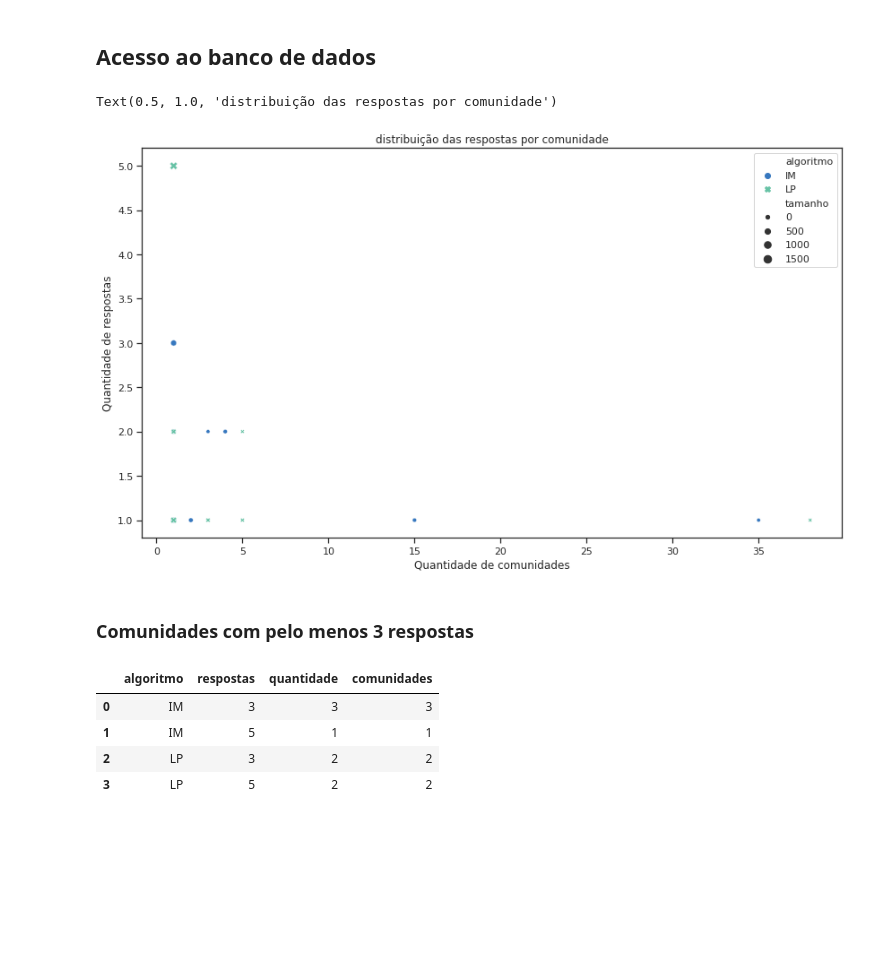
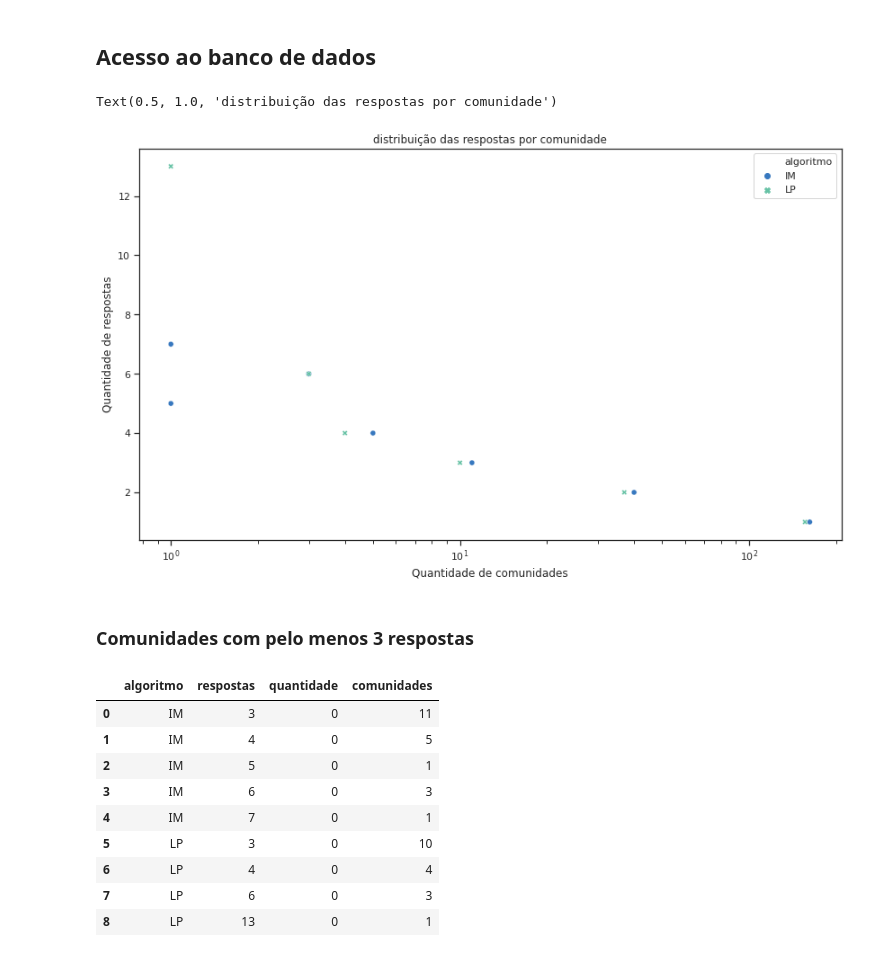
Before and after one commit to oiwilliam/notebooks-pesquisa-strava, a Jupyter notebook: Respostas_Questionario_Strava.ipynb, the cells around one changed output. Drawn from its saved outputs; the diff is of its cells as text; code cells hidden in the pictures; blank space fills up the shorter version.

```diff
--- a/Respostas_Questionario_Strava.ipynb
+++ b/Respostas_Questionario_Strava.ipynb
@@ -131,53 +149,60 @@ df = pd.read_sql(query, conn)
 # %%
-# @title Gera o gráfico {display-mode: "form"}
+# @title Gráfico 1 {display-mode: "form"}
+
+df = pd.read_sql(query, conn)
 
 setSeabornStyle('Dark')
 plt.figure(figsize=(14,8))
 plt.subplots_adjust(hspace=0.4)
 plt.subplots_adjust(wspace=0.4)
 
 #plt.subplot(1,1,1)
 
 
+#arredonda por centenas
+df['size'] = 0
 df['answers'] = 0
-df['size'] = (df['size']/100).astype(int)
-df['size'] = (df['size'] * 100).astype(int)
 df = df.groupby(['community','size', 'algorithm'], as_index = False).count()
-#arredonda por centenas
-#t['size'] = t['size']/100
+
 df = df.groupby(['answers','size', 'algorithm'], as_index = False).count()
 df.rename(inplace=True, columns={"size": "tamanho"})
 df.rename(inplace=True, columns={"answers": "respostas"})
 df.rename(inplace=True, columns={"community": "comunidades"})
 df.rename(inplace=True, columns={"algorithm": "algoritmo"})
 
 
-g = sns.scatterplot(x="comunidades", y="respostas", hue="algoritmo", style="algoritmo", size='tamanho', data=df, linewidth=line_size)
+g = sns.scatterplot(x="comunidades", y="respostas", hue="algoritmo", style="algoritmo", data=df, linewidth=line_size)
 #g.set(yscale='log')
-#g.set(xscale='log')
+g.set(xscale='log')
 g.set_ylabel('Quantidade de respostas')
 g.set_xlabel('Quantidade de comunidades')
 
 
 plt.title('distribuição das respostas por comunidade')
+#plt.xlim(left=1)
 
 #t = None
 # %% [output]
 Text(0.5, 1.0, 'distribuição das respostas por comunidade')
-[figure, old version]
+[figure, new version]
 # %% [markdown]
 ### Comunidades com pelo menos 3 respostas
 # %%
 # @title Quantas {display-mode: "form"}
 
 
-df[df['respostas'] > 2].groupby(['algoritmo', 'respostas'], as_index = False).count().rename(inplace=False, columns={"tamanho": "quantidade"})
+df[df['respostas'] > 2].groupby(['algoritmo', 'respostas'], as_index = False).sum().rename(inplace=False, columns={"tamanho": "quantidade"})
 # %% [output]
 |  | algoritmo | respostas | quantidade | comunidades |
-| 0 | IM | 3 | 3 | 3 |
-| 1 | IM | 5 | 1 | 1 |
-| 2 | LP | 3 | 2 | 2 |
-| 3 | LP | 5 | 2 | 2 |
+| 0 | IM | 3 | 0 | 11 |
+| 1 | IM | 4 | 0 | 5 |
+| 2 | IM | 5 | 0 | 1 |
+| 3 | IM | 6 | 0 | 3 |
+| 4 | IM | 7 | 0 | 1 |
+| 5 | LP | 3 | 0 | 10 |
+| 6 | LP | 4 | 0 | 4 |
+| 7 | LP | 6 | 0 | 3 |
+| 8 | LP | 13 | 0 | 1 |
 # %%
 # @title Quais {display-mode: "form"}
 
```
Also changed, not shown: parts of 3 cells of this notebook.
